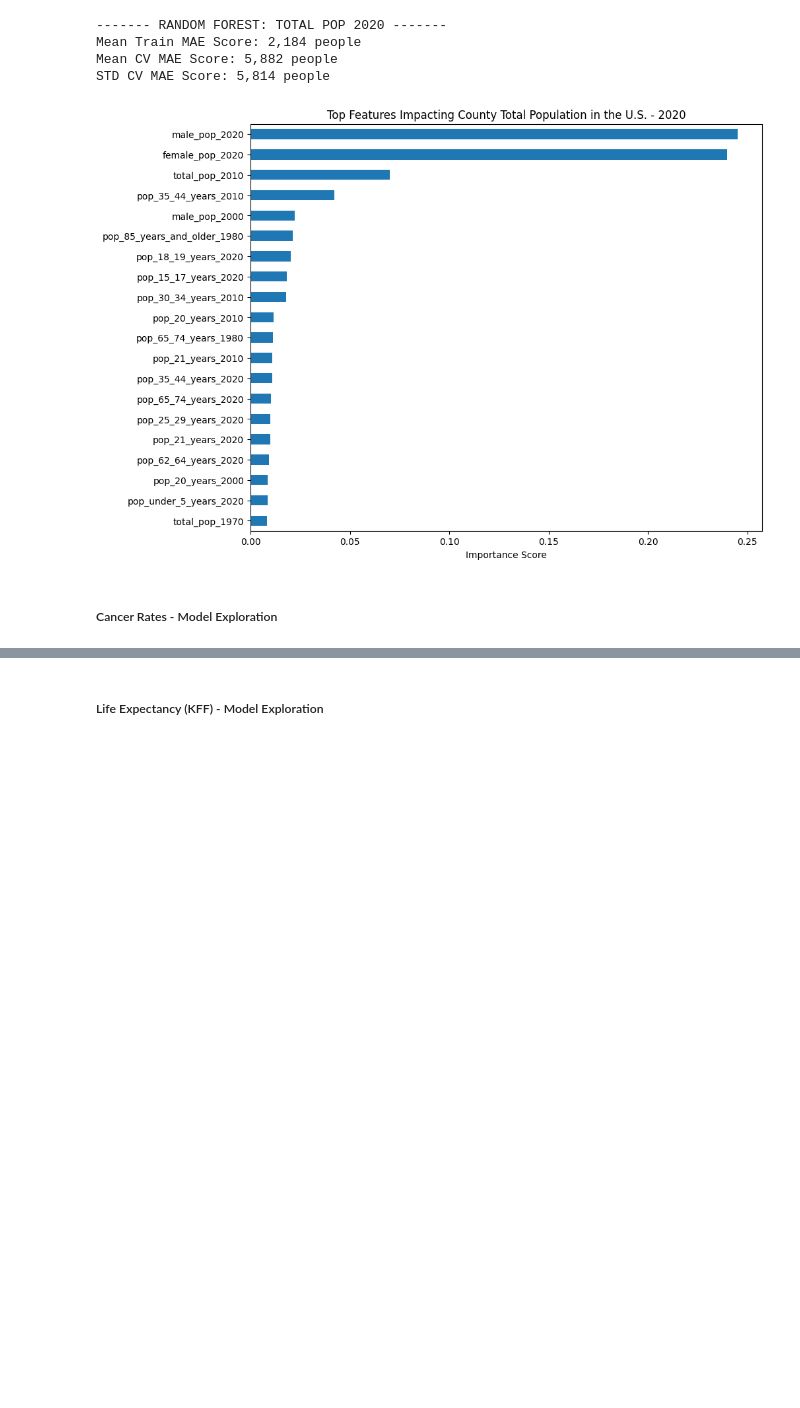
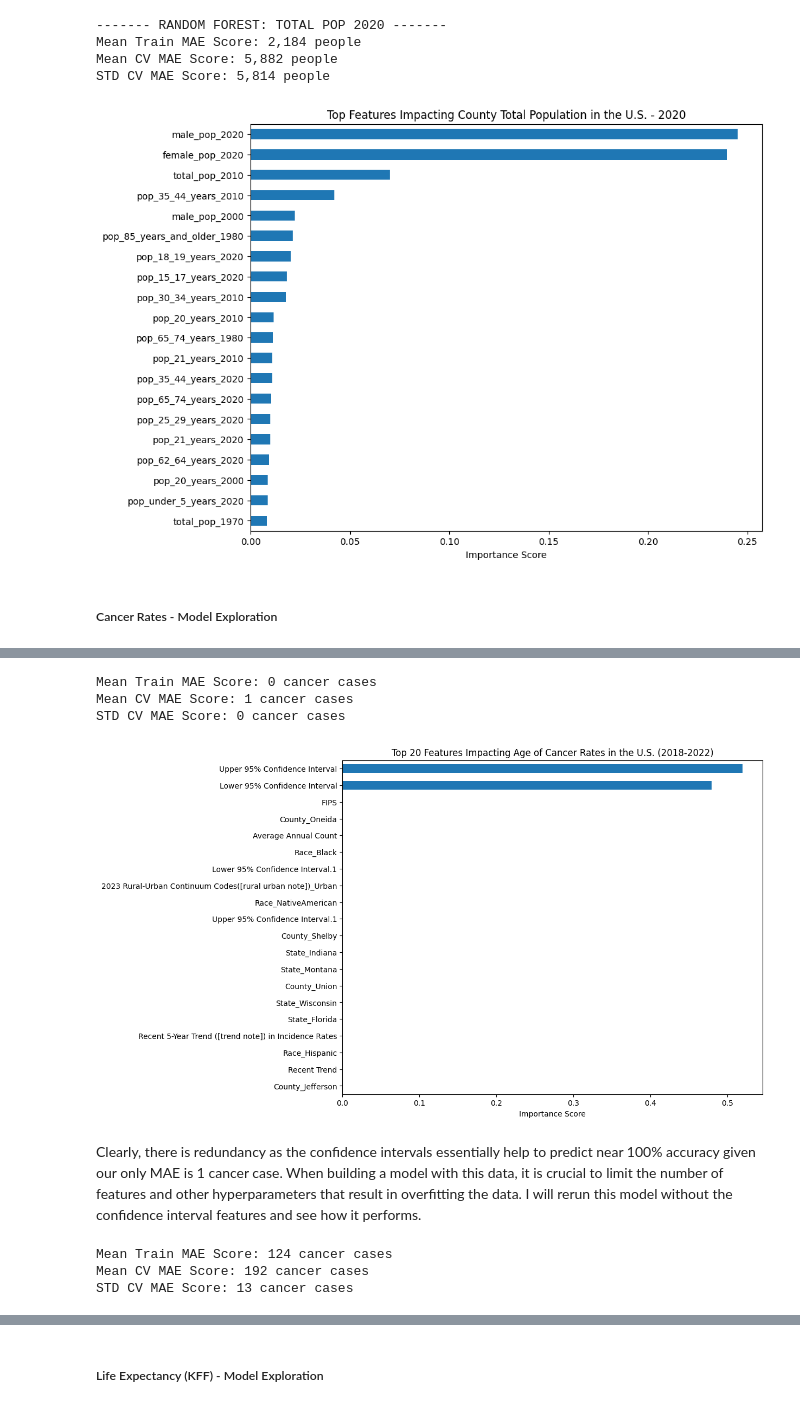
Before and after one commit to aidandig/DX699-ModB2, a Jupyter notebook: Homework/OMDS-ModB2-Week11-DiGregorio-Aidan.ipynb, the cells around one changed output, grey strips where cells are left out. Cells and saved outputs as stored; diff of their text form; code cells hidden in the pictures; blank space fills up the shorter version.

```diff
--- a/Homework/OMDS-ModB2-Week11-DiGregorio-Aidan.ipynb
+++ b/Homework/OMDS-ModB2-Week11-DiGregorio-Aidan.ipynb
@@ -759,0 +816,50 @@ cancer_rates.head()
+# %%
+data = pd.read_csv("..\Projects\Health Disparities Analytics\Processed Data\cancer_rates_encoded.csv")
+
+num_cols = data.select_dtypes(include='number').columns
+cat_cols = data.select_dtypes(exclude='number').columns
+
+# Fill remaining numerical NaN samples with median value to avoid skewing data
+data[num_cols] = data[num_cols].fillna(data[num_cols].median())
+
+# Fill remaining categorical NaN samples with mode value
+data[cat_cols] = data[cat_cols].fillna(data[cat_cols].mode().iloc[0])
+
+
+# Identify Features and Target Variable
+X = data.drop(columns=['Age-Adjusted Incidence Rate([rate note]) - cases per 100,000'])
+y = data['Age-Adjusted Incidence Rate([rate note]) - cases per 100,000']
+
+# Split Data into Train and Test Sets and Standardize
+X_train, X_test, y_train, y_test = train_test_split(X, y, test_size=0.2, random_state=random_state)
+# %%
+# Random Forest Model - Baseline
+
+forest_model = RandomForestRegressor(random_state=random_state, n_jobs=-1)
+forest_scores = cross_validate(forest_model, X_train.select_dtypes("number"), y_train, cv=cv, scoring='neg_mean_absolute_error', return_train_score=True)
+
+forest_mean_train_mae = np.mean(-forest_scores['train_score'])
+forest_mean_mae = np.mean(-forest_scores['test_score'])
+forest_std_mae = np.std(-forest_scores['test_score'])
+
+print(f"Mean Train MAE Score: {forest_mean_train_mae:,.0f} cancer cases")
+print(f"Mean CV MAE Score: {forest_mean_mae:,.0f} cancer cases")
+print(f"STD CV MAE Score: {forest_std_mae:,.0f} cancer cases")
+# %% [output]
+Mean Train MAE Score: 0 cancer cases
+Mean CV MAE Score: 1 cancer cases
+STD CV MAE Score: 0 cancer cases
+# %%
+forest_model.fit(X_train, y_train)
+
+important_features = pd.Series(forest_model.feature_importances_, index=X_train.columns)
+top_features = important_features.nlargest(20)
+
+top_features.sort_values().plot(kind='barh', figsize=(10, 8))
+plt.title("Top 20 Features Impacting Age of Cancer Rates in the U.S. (2018-2022)")
+plt.xlabel("Importance Score")
+plt.show()
+# %% [output]
+[figure, added]
+# %% [markdown]
+Clearly, there is redundancy as the confidence intervals essentially help to predict near 100% accuracy given our only MAE is 1 cancer case. When building a model with this data, it is crucial to limit the number of features and other hyperparameters that result in overfitting the data. I will rerun this model without the confidence interval features and see how it performs.
@@ -759,0 +885,17 @@ cancer_rates.head()
+# %%
+# Random Forest Model - Baseline
+
+forest_model = RandomForestRegressor(random_state=random_state, n_jobs=-1)
+forest_scores = cross_validate(forest_model, X_train.select_dtypes("number"), y_train, cv=cv, scoring='neg_mean_absolute_error', return_train_score=True)
+
+forest_mean_train_mae = np.mean(-forest_scores['train_score'])
+forest_mean_mae = np.mean(-forest_scores['test_score'])
+forest_std_mae = np.std(-forest_scores['test_score'])
+
+print(f"Mean Train MAE Score: {forest_mean_train_mae:,.0f} cancer cases")
+print(f"Mean CV MAE Score: {forest_mean_mae:,.0f} cancer cases")
+print(f"STD CV MAE Score: {forest_std_mae:,.0f} cancer cases")
+# %% [output]
+Mean Train MAE Score: 124 cancer cases
+Mean CV MAE Score: 192 cancer cases
+STD CV MAE Score: 13 cancer cases
```
Also changed, not shown: parts of 9 cells of this notebook.
